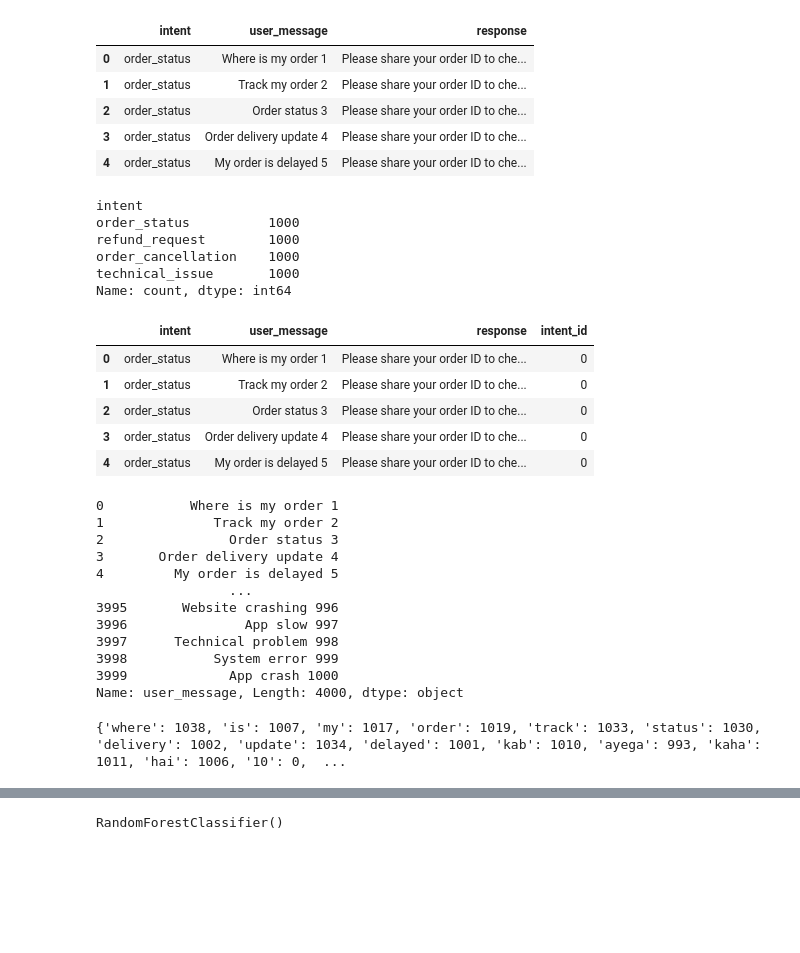
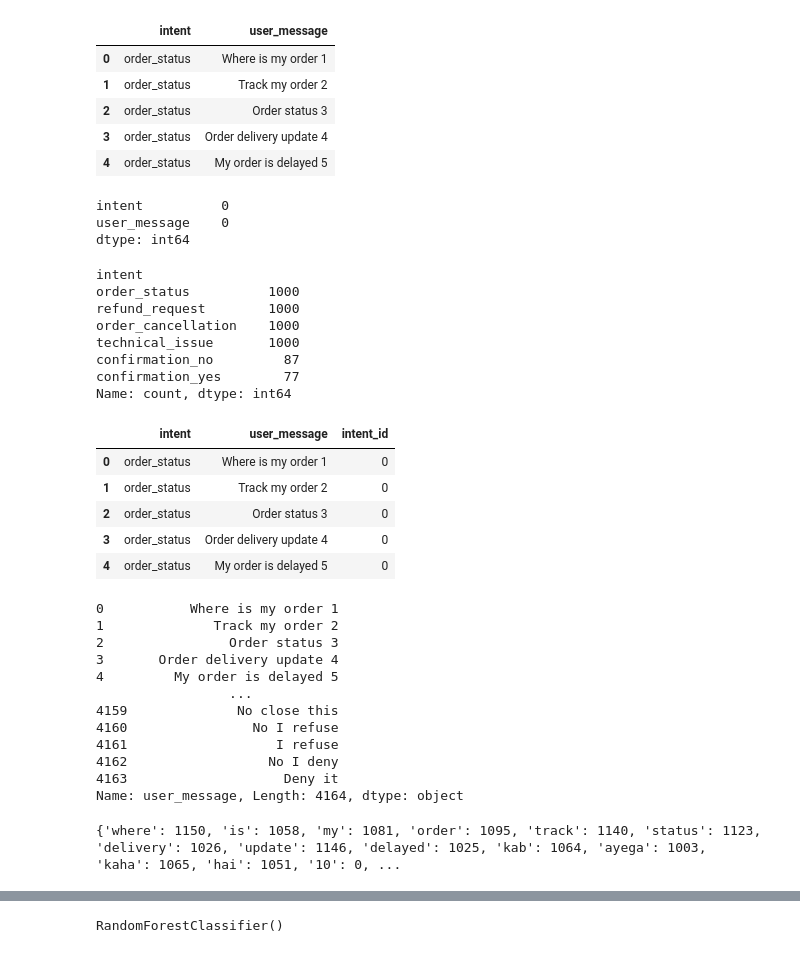
Before and after one commit to Rudramahale/chat-bot, a Jupyter notebook: training/train_model.ipynb, the cells around one changed output, grey strips where cells are left out. Saved outputs shown, nothing was run; the diff lists cells and outputs as text; code cells hidden in the pictures; blank space fills up the shorter version.

Commit message:
new defalut message added

```diff
--- a/training/train_model.ipynb
+++ b/training/train_model.ipynb
@@ -1,15 +1,21 @@
 # %%
 import pandas as pd
 # %%
-df = pd.read_csv(r"D:\Customer support chat bot\Data\New.csv")
+df = pd.read_csv(r"D:\Customer support chat bot\Data\data.csv")
 df.head()
 # %% [output]
-|  | intent | user_message | response |
-| 0 | order_status | Where is my order 1 | Please share your order ID to che... |
-| 1 | order_status | Track my order 2 | Please share your order ID to che... |
-| 2 | order_status | Order status 3 | Please share your order ID to che... |
-| 3 | order_status | Order delivery update 4 | Please share your order ID to che... |
-| 4 | order_status | My order is delayed 5 | Please share your order ID to che... |
+|  | intent | user_message |
+| 0 | order_status | Where is my order 1 |
+| 1 | order_status | Track my order 2 |
+| 2 | order_status | Order status 3 |
+| 3 | order_status | Order delivery update 4 |
+| 4 | order_status | My order is delayed 5 |
+# %%
+df.isnull().sum()
+# %% [output]
+intent          0
+user_message    0
+dtype: int64
 # %%
 df.intent.value_counts()
 # %% [output]
@@ -18,22 +24,26 @@ order_status          1000
 refund_request        1000
 order_cancellation    1000
 technical_issue       1000
+confirmation_no         87
+confirmation_yes        77
 Name: count, dtype: int64
 # %%
 df['intent_id'] =df.intent.map({
     "order_status":0,
     "refund_request":1,
     "order_cancellation":2,
-    "technical_issue":3
+    "technical_issue":3,
+    "confirmation_yes":4,
+    "confirmation_no": 5
 })
 df.head()
 # %% [output]
-|  | intent | user_message | response | intent_id |
-| 0 | order_status | Where is my order 1 | Please share your order ID to che... | 0 |
-| 1 | order_status | Track my order 2 | Please share your order ID to che... | 0 |
-| 2 | order_status | Order status 3 | Please share your order ID to che... | 0 |
-| 3 | order_status | Order delivery update 4 | Please share your order ID to che... | 0 |
-| 4 | order_status | My order is delayed 5 | Please share your order ID to che... | 0 |
+|  | intent | user_message | intent_id |
+| 0 | order_status | Where is my order 1 | 0 |
+| 1 | order_status | Track my order 2 | 0 |
+| 2 | order_status | Order status 3 | 0 |
+| 3 | order_status | Order delivery update 4 | 0 |
+| 4 | order_status | My order is delayed 5 | 0 |
 # %%
 corpus = df["user_message"]
 corpus
@@ -44,12 +54,12 @@ corpus
 3       Order delivery update 4
 4         My order is delayed 5
                  ...
-3995       Website crashing 996
-3996               App slow 997
-3997      Technical problem 998
-3998           System error 999
-3999             App crash 1000
-Name: user_message, Length: 4000, dtype: object
+4159              No close this
+4160                No I refuse
+4161                   I refuse
+4162                  No I deny
+4163                    Deny it
+Name: user_message, Length: 4164, dtype: object
 # %%
 from sklearn.feature_extraction.text import TfidfVectorizer
 v = TfidfVectorizer()
@@ -57,7 +67,7 @@ v = TfidfVectorizer()
 tranformed_output = v.fit_transform(corpus)
 print(v.vocabulary_)
 # %% [output]
-{'where': 1038, 'is': 1007, 'my': 1017, 'order': 1019, 'track': 1033, 'status': 1030, 'delivery': 1002, 'update': 1034, 'delayed': 1001, 'kab': 1010, 'ayega': 993, 'kaha': 1011, 'hai': 1006, '10': 0,  ...
+{'where': 1150, 'is': 1058, 'my': 1081, 'order': 1095, 'track': 1140, 'status': 1123, 'delivery': 1026, 'update': 1146, 'delayed': 1025, 'kab': 1064, 'ayega': 1003, 'kaha': 1065, 'hai': 1051, '10': 0, ...
 # %%
 all_feature_name = v.get_feature_names_out()
 for word in all_feature_name:
```
Also changed, not shown: parts of 4 cells of this notebook, 3 other files.
